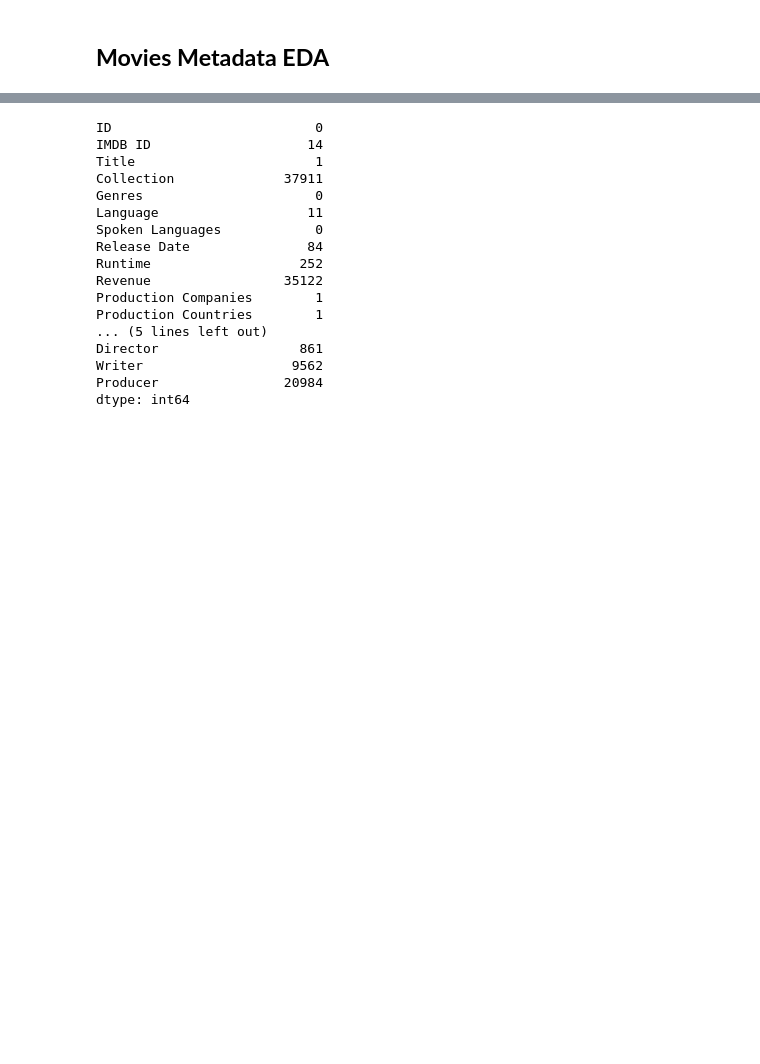
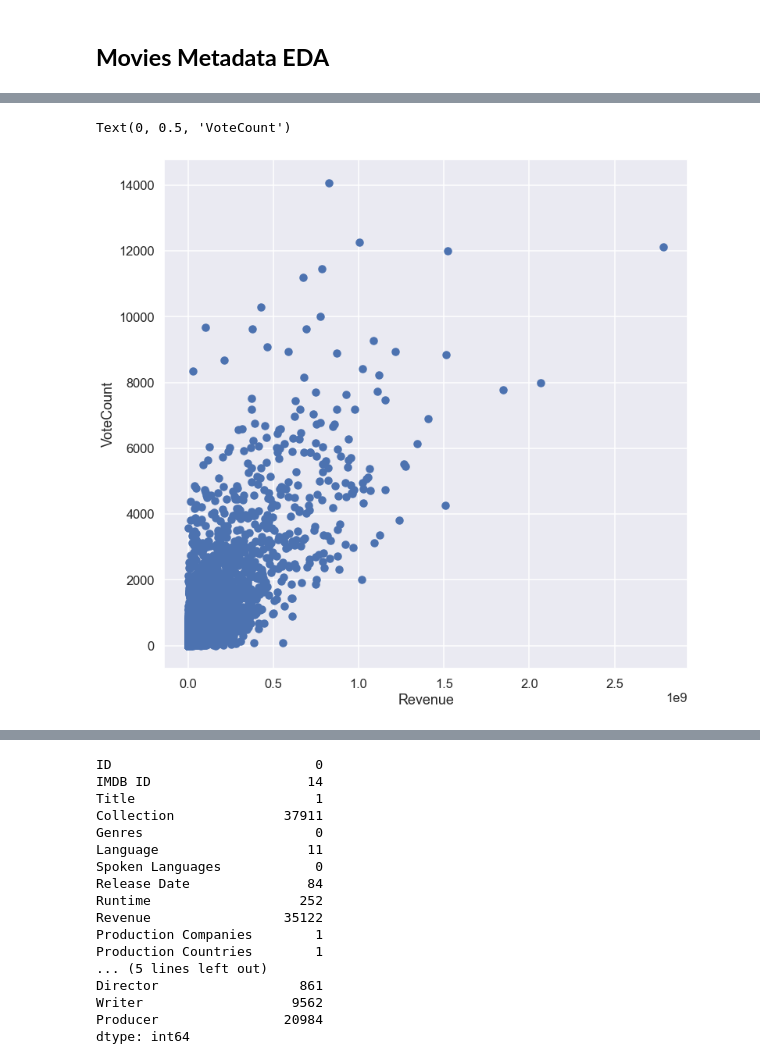
Before and after one commit to xiw019/DS3_MovieReccomenderSystem, a Jupyter notebook: EDA - Movies_Recommender_System.ipynb, the cells around one changed output, grey strips where cells are left out. Drawn from its saved outputs; the diff is of its cells as text; code cells hidden in the pictures; blank space fills up the shorter version.

```diff
--- a/EDA - Movies_Recommender_System.ipynb
+++ b/EDA - Movies_Recommender_System.ipynb
@@ -233,0 +312,11 @@ genre_counts.head(5).plot(kind='bar', title='Popular Genres')
+# %%
+# How does the vote count is correlated to revenue
+Revenue = movies_df['Revenue']
+VoteCount = movies_df['Vote Count']
+plt.figure(figsize=(12,12))
+plt.scatter(x=Revenue,y=VoteCount)
+plt.xlabel('Revenue')
+plt.ylabel('VoteCount')
+# %% [output]
+Text(0, 0.5, 'VoteCount')
+[figure, added]
```
Also changed, not shown: parts of 13 cells of this notebook.
